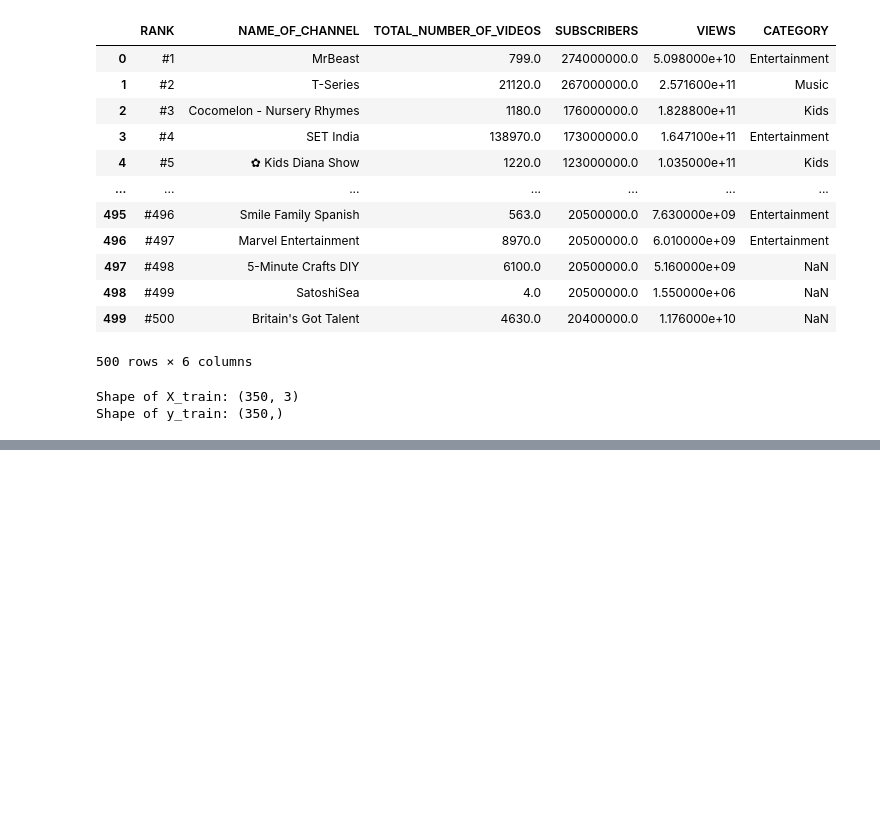
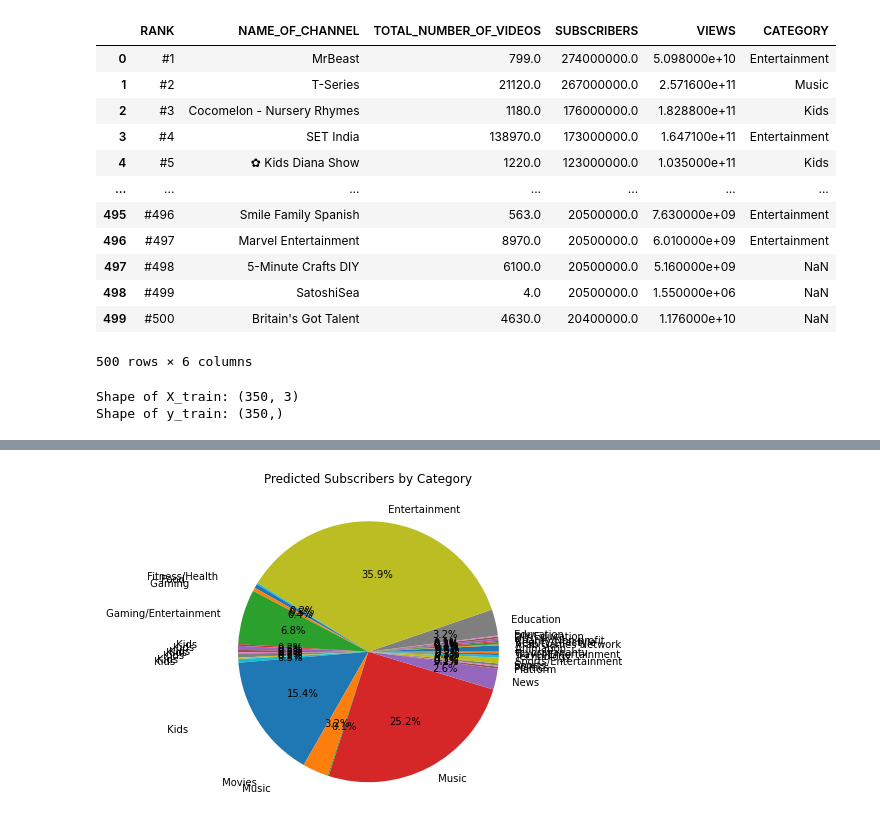
Before and after one commit to Anamika651034/mlops-zoomcamp, a Jupyter notebook: 07-Project/Youtube Subscriber Count Prediction Model.ipynb, the cells around one changed output, grey strips where cells are left out. Drawn from its saved outputs; the diff is of its cells as text; code cells hidden in the pictures; blank space fills up the shorter version.

```diff
--- a/07-Project/Youtube Subscriber Count Prediction Model.ipynb
+++ b/07-Project/Youtube Subscriber Count Prediction Model.ipynb
@@ -122,0 +151,10 @@ Mean Squared Error: 450880527708001.6
+# %%
+# Pie chart for the distribution of predicted subscribers by category
+category_subscribers = data.groupby('CATEGORY')['Predicted Subscribers'].sum()
+plt.figure(figsize=(10, 6))
+category_subscribers.plot(kind='pie', autopct='%1.1f%%')
+plt.ylabel('')
+plt.title('Predicted Subscribers by Category')
+plt.show()
+# %% [output]
+[figure, added]
```
Also changed, not shown: parts of 4 cells of this notebook.
